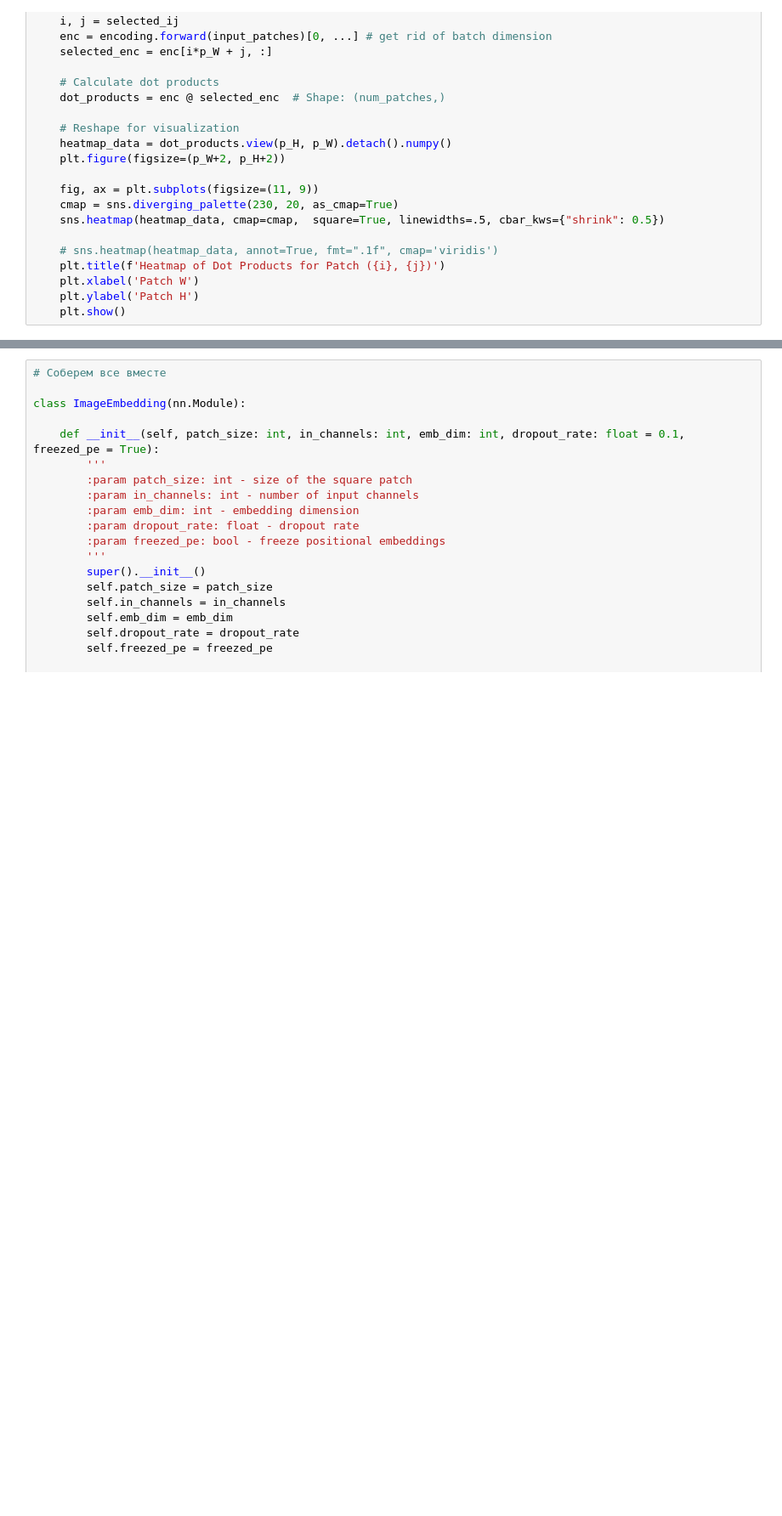
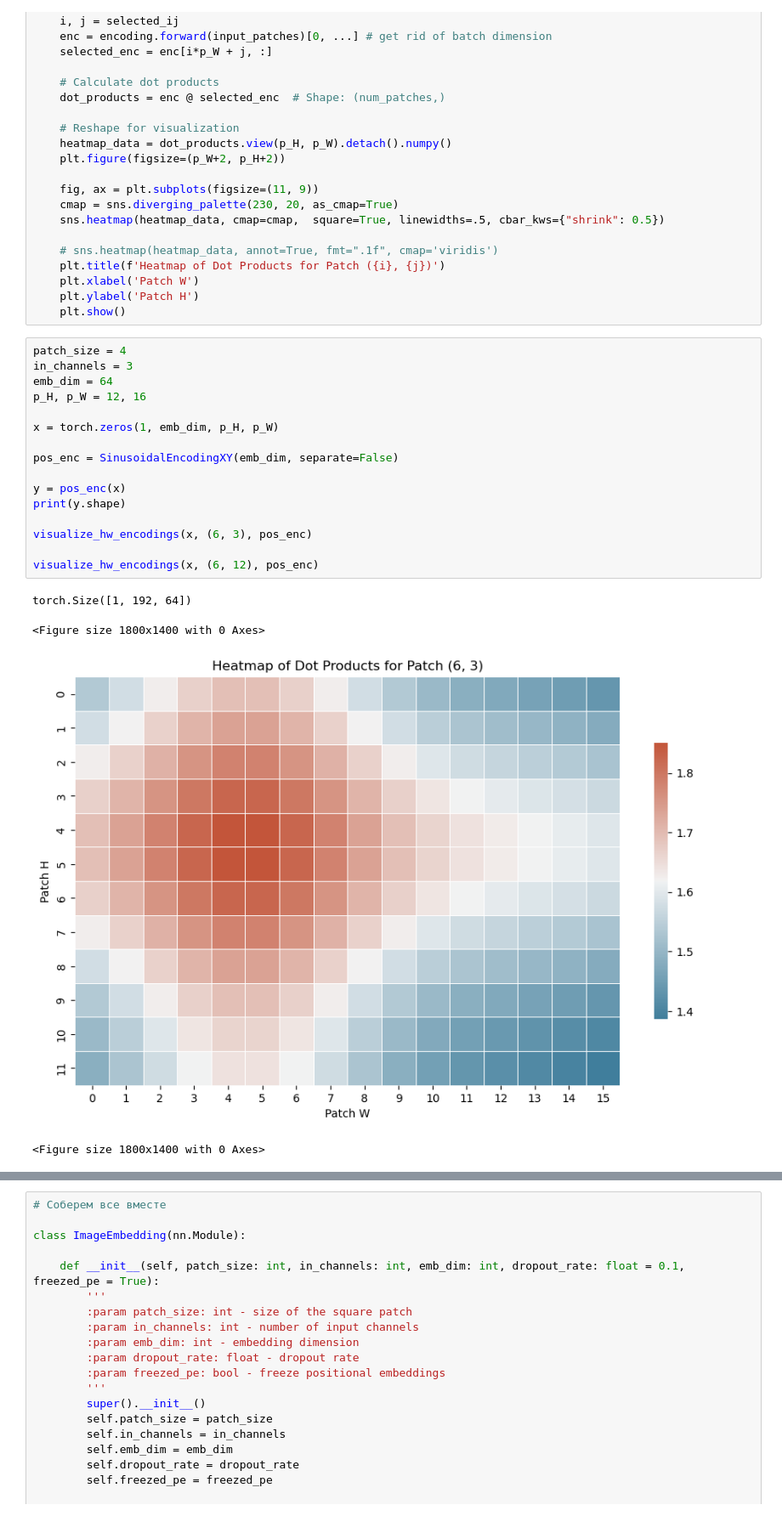
Before and after one commit to alexeivorohov-nn/nn_usu, a Jupyter notebook: LessonsP2/L3_VisionTransformers.ipynb, the cells around one changed output, grey strips where cells are left out. Shown at 85% size. Drawn from its saved outputs; the diff is of its cells as text; blank space fills up the shorter version.

```diff
--- a/LessonsP2/L3_VisionTransformers.ipynb
+++ b/LessonsP2/L3_VisionTransformers.ipynb
@@ -191,3 +191,24 @@ def visualize_hw_encodings(input_patches: torch.Tensor, selected_ij: Tuple[int,
     plt.xlabel('Patch W')
     plt.ylabel('Patch H')
     plt.show()
+# %%
+patch_size = 4
+in_channels = 3
+emb_dim = 64
+p_H, p_W = 12, 16
+
+x = torch.zeros(1, emb_dim, p_H, p_W)
+
+pos_enc = SinusoidalEncodingXY(emb_dim, separate=False)
+
+y = pos_enc(x)
+print(y.shape)
+
+visualize_hw_encodings(x, (6, 3), pos_enc)
+
+visualize_hw_encodings(x, (6, 12), pos_enc)
+# %% [output]
+torch.Size([1, 192, 64])
+<Figure size 1800x1400 with 0 Axes>
+[figure, added]
+<Figure size 1800x1400 with 0 Axes>
```
Also changed, not shown: parts of 19 cells of this notebook, 3 other files.
